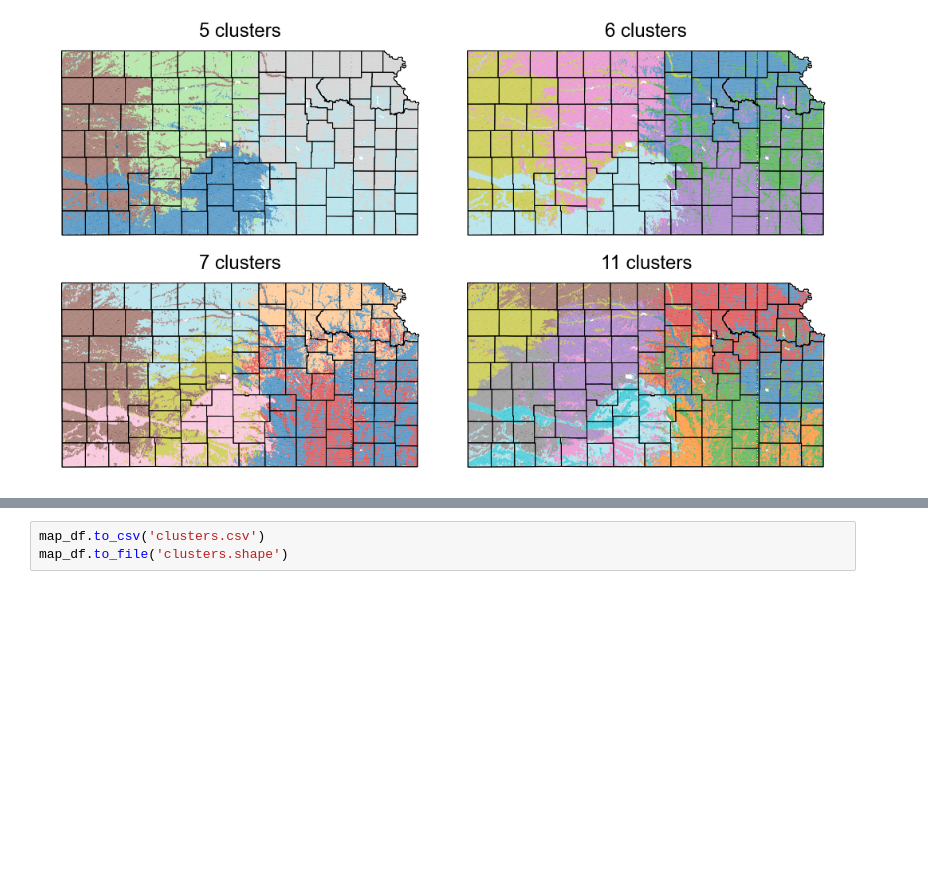
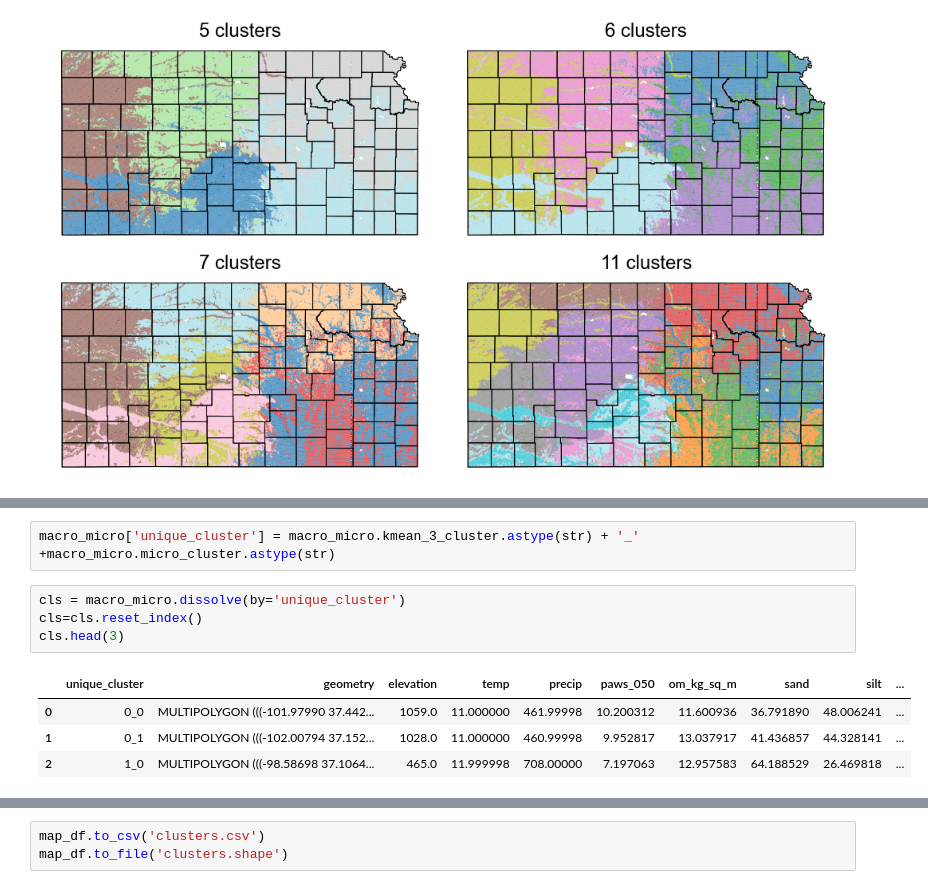
Before and after one commit to sarahannbowser/KS_agro_climatic_zones, a Jupyter notebook: bisecting.ipynb, the cells around one changed output, grey strips where cells are left out. Saved outputs shown, nothing was run; the diff lists cells and outputs as text; blank space fills up the shorter version.

```diff
--- a/bisecting.ipynb
+++ b/bisecting.ipynb
@@ -244,0 +359,11 @@ plt.show()
+# %%
+macro_micro['unique_cluster'] = macro_micro.kmean_3_cluster.astype(str) + '_' +macro_micro.micro_cluster.astype(str)
+# %%
+cls = macro_micro.dissolve(by='unique_cluster')
+cls=cls.reset_index()
+cls.head(3)
+# %% [output]
+|  | unique_cluster | geometry | elevation | temp | precip | paws_050 | om_kg_sq_m | sand | silt | ... |
+| 0 | 0_0 | MULTIPOLYGON (((-101.97990 37.442... | 1059.0 | 11.000000 | 461.99998 | 10.200312 | 11.600936 | 36.791890 | 48.006241 | ... |
+| 1 | 0_1 | MULTIPOLYGON (((-102.00794 37.152... | 1028.0 | 11.000000 | 460.99998 | 9.952817 | 13.037917 | 41.436857 | 44.328141 | ... |
+| 2 | 1_0 | MULTIPOLYGON (((-98.58698 37.1064... | 465.0 | 11.999998 | 708.00000 | 7.197063 | 12.957583 | 64.188529 | 26.469818 | ... |
```
Also changed, not shown: parts of 8 cells of this notebook.
